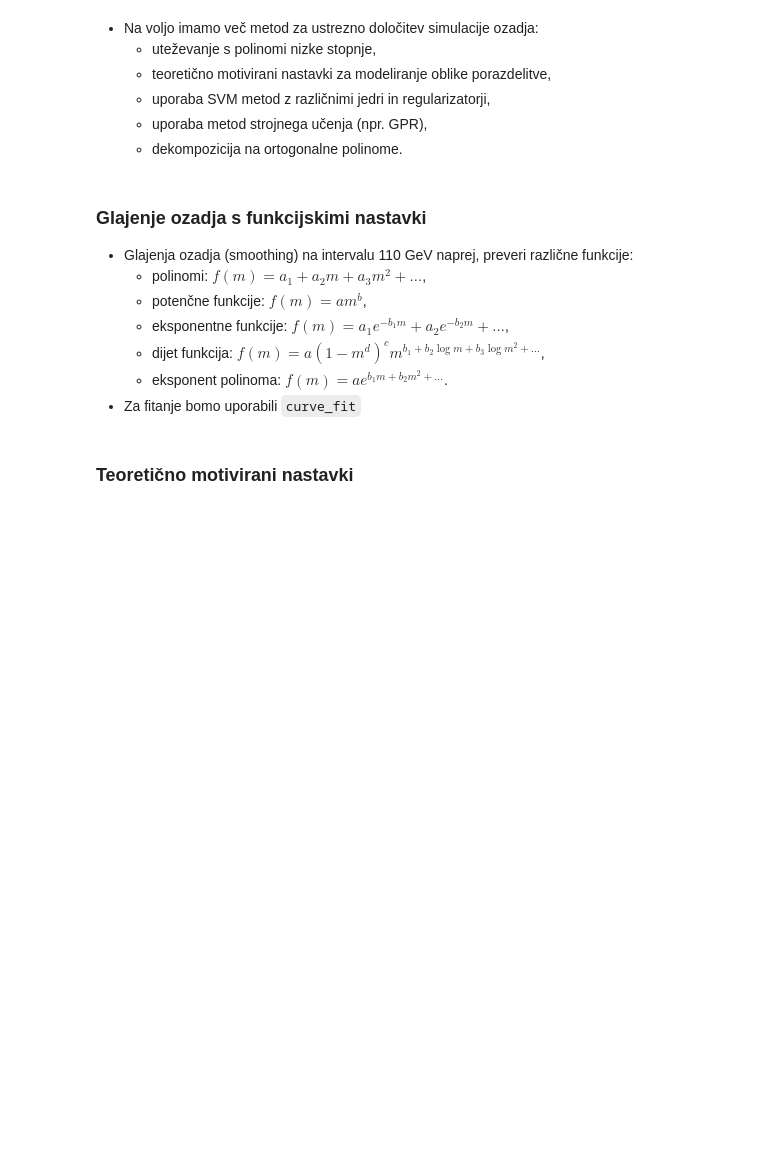
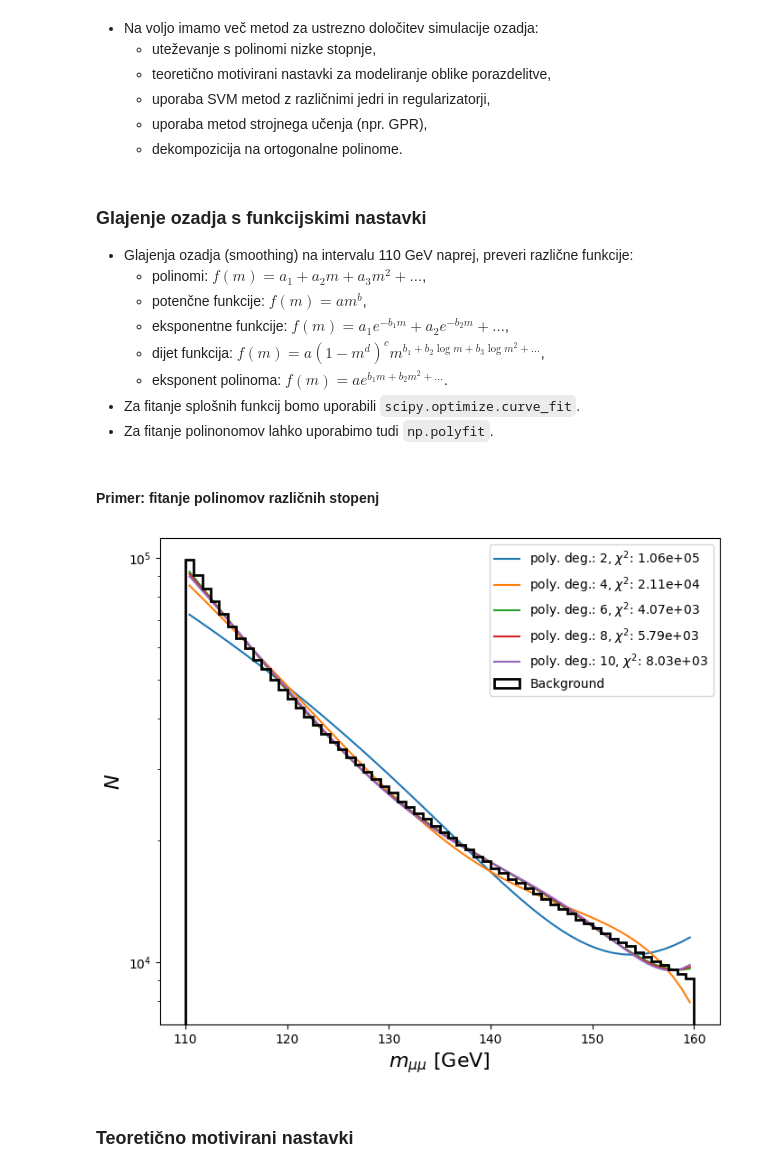
Before and after one commit to j-gavran/PSUF_Hmumu, a Jupyter notebook: vaje/vaje1.ipynb, the cells around one changed output. Saved outputs shown, nothing was run; the diff lists cells and outputs as text; code cells hidden in the pictures; blank space fills up the shorter version.

```diff
--- a/vaje/vaje1.ipynb
+++ b/vaje/vaje1.ipynb
@@ -353,4 +353,5 @@ plt.tight_layout()
     - eksponentne funkcije: $f(m)=a_1 e^{-b_1m} + a_2 e^{-b_2m} + \ldots$,
     - dijet funkcija: $f(m)=a (1-m^d)^c m^{b_1 + b_2 \log m + b_3 \log m^2 + \ldots}$,
     - eksponent polinoma: $f(m)=a e^{b_1 m + b_2 m^2 + \ldots}$.
-- Za fitanje bomo uporabili `curve_fit`
+- Za fitanje splošnih funkcij bomo uporabili `scipy.optimize.curve_fit`.
+- Za fitanje polinonomov lahko uporabimo tudi `np.polyfit`.
@@ -359,2 +358,35 @@ from scipy.optimize import curve_fit
+# %% [markdown]
+#### Primer: fitanje polinomov različnih stopenj
+# %%
+bin_centers, bin_edges, bin_values, bin_errors = hists["Background"].values()
+
+poly_degs = np.arange(2, 11, 2)
+poly_results, chi2_results = [], []
+
+for deg in poly_degs:
+    coef = np.polyfit(bin_centers, bin_values, deg, w=1 / bin_errors)
+    poly = np.poly1d(coef)
+
+    fit_y = poly(bin_centers)
+    poly_results.append(fit_y)
+
+    chi2 = np.sum((bin_values - fit_y)**2 / bin_errors**2)
+    chi2_results.append(chi2)
+# %%
+fig, ax = plt.subplots(figsize=(8, 7))
+
+for deg, poly_result, chi2_result in zip(poly_degs, poly_results, chi2_results):
+    ax.plot(bin_centers, poly_result, label=rf"poly. deg.: {deg}, $\chi^2$: {chi2_result:.2e}")
+
+bkg_hist = hists["Background"]
+plot_simple_histogram(ax, bkg_hist["centers"], bkg_hist["values"], bkg_hist["edges"], lw=2, color="k", label="Background")
+
+ax.set_xlabel(r"$m_{\mu\mu}$ [GeV]", fontsize=16)
+ax.set_ylabel("$N$", fontsize=16)
+
+ax.legend()
+ax.set_yscale("log")
+# %% [output]
+[figure, added]
 # %% [markdown]
 ### Teoretično motivirani nastavki
```
Also changed, not shown: parts of 26 cells of this notebook, 10 other files.
